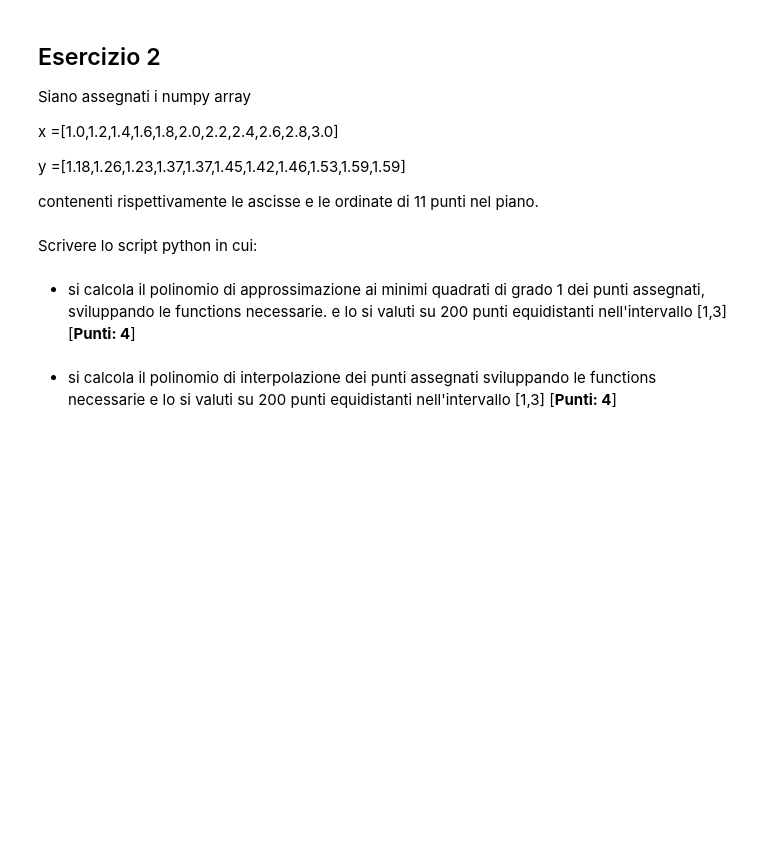
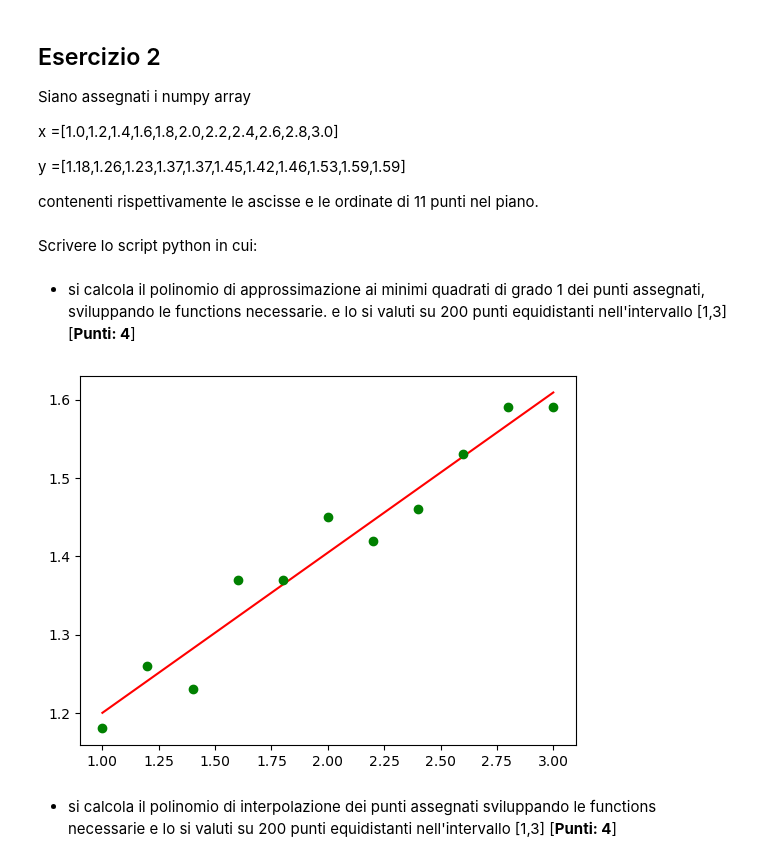
Before and after one commit to Gianmarco-Fabbri/Metodi-numerici, a Jupyter notebook: Simulazioni Esami-20240604/Simulazione_I/Simulazione_Esame_I.ipynb, the cells around one changed output. Saved outputs shown, nothing was run; the diff lists cells and outputs as text; code cells hidden in the pictures; blank space fills up the shorter version.

```diff
--- a/Simulazioni Esami-20240604/Simulazione_I/Simulazione_Esame_I.ipynb
+++ b/Simulazioni Esami-20240604/Simulazione_I/Simulazione_Esame_I.ipynb
@@ -156,4 +159,4 @@ plt.show()
 # %%
-A=A+np.diag([0.5]*n)
-b=np.sum(A,axis=1)
+A1=A+np.diag([0.5]*n)
+b1=np.sum(A1,axis=1)
 # %%
@@ -184,5 +191,32 @@ contenenti rispettivamente le ascisse e le ordinate di 11 punti nel piano.
 Scrivere lo script python in cui:
 # %% [markdown]
 - si calcola il polinomio di approssimazione ai minimi quadrati di grado 1 dei punti assegnati, sviluppando le functions necessarie. e lo si valuti su 200 punti equidistanti nell'intervallo [1,3]  [**Punti: 4**]
+# %%
+def eqnorm(A,b):
+#Risolve un sistema sovradeterminato con il metodo delle equazioni normali
+  G=A.T@A
+  f=A.T@b
+
+  L=spl.cholesky(G,lower=True)
+  U=L.T
+
+  z,flag=SolveTriangular.Lsolve(L,f)
+  if flag==0:
+    x,flag=SolveTriangular.Usolve(U,z)
+  return x
+# %%
+x=np.array([1.0,1.2,1.4,1.6,1.8,2.0,2.2,2.4,2.6,2.8,3.0])
+y=np.array([1.18,1.26,1.23,1.37,1.37,1.45,1.42,1.46,1.53,1.59,1.59])
+xx=np.linspace(1,3,200)
+n=1
+n1=n+1
+B=np.vander(x,increasing=True)[:,:n1]
+aplha=eqnorm(B,y)
+retta=np.polyval(np.flip(aplha),xx)
+plt.plot(xx,retta,'-r')
+plt.plot(x,y,'go')
+plt.show()
+# %% [output]
+[figure, added]
 # %% [markdown]
 - si calcola il polinomio di interpolazione dei punti assegnati sviluppando le functions necessarie e lo si valuti su 200 punti equidistanti nell'intervallo [1,3]  [**Punti: 4**]
```
Also changed, not shown: parts of 15 cells of this notebook, 9 other files.
